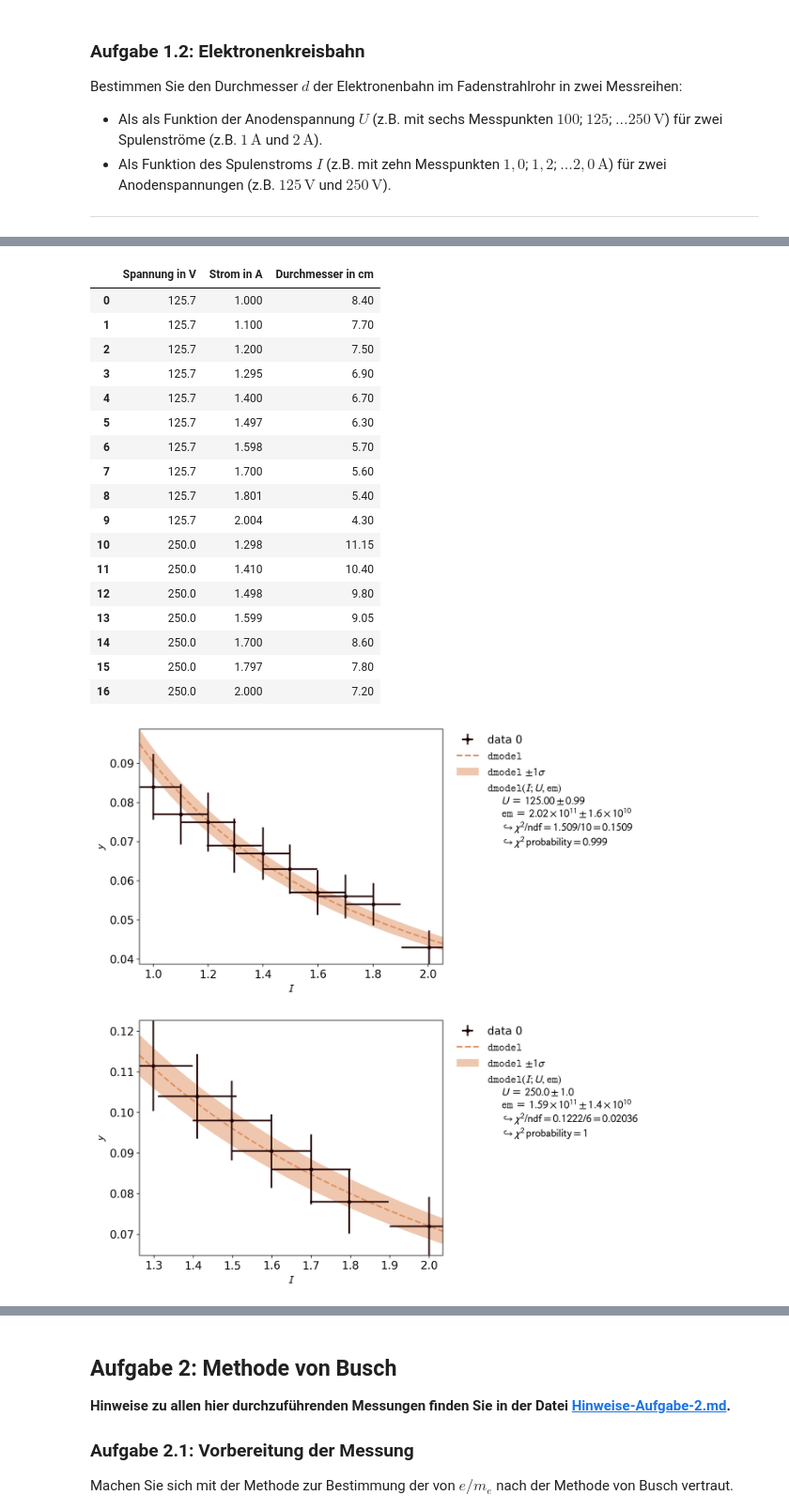
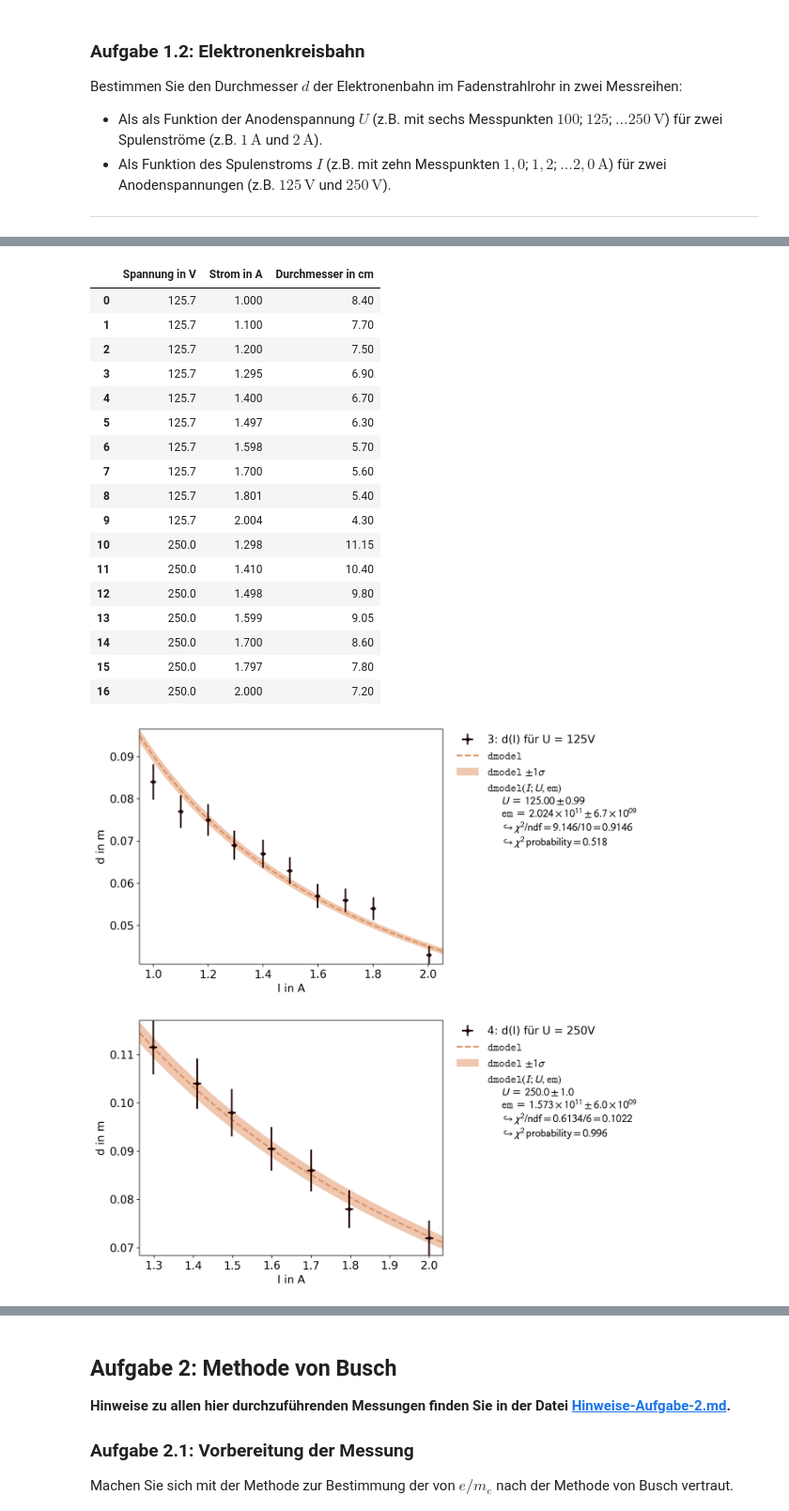
Before and after one commit to martin8ner/P1, a Jupyter notebook: Spezifische_Ladung_des_Elektrons/Mo01_Spezifische_Ladung_des_Elektrons.ipynb, the cells around one changed output, grey strips where cells are left out. Shown at 94% size. Drawn from its saved outputs; the diff is of its cells as text; code cells hidden in the pictures.

```diff
--- a/Spezifische_Ladung_des_Elektrons/Mo01_Spezifische_Ladung_des_Elektrons.ipynb
+++ b/Spezifische_Ladung_des_Elektrons/Mo01_Spezifische_Ladung_des_Elektrons.ipynb
@@ -267,7 +271,7 @@ def dmodel(U, I, em): # x = U/I**2
 
 I_error = 0.01
 U_error = 1
-d_error = 0.1 # relative
+d_error = 0.05 # relative
 
 #first with data for which I = 1A
 fit = kafe2.XYFit(xy_data=[U[:5], d[:5]], model_function=dmodel)
@@ -276,15 +280,18 @@ fit.add_error(axis='x', err_val=U_error)
 
 fit.add_parameter_constraint(name="I", value=1, uncertainty=I_error)
 fit.limit_parameter("I", lower=0.9, upper=1.1)
+fit.limit_parameter("em", lower=10**10, upper=10**12)
 
 fit.do_fit()
+em_1 = fit.parameter_values[1]
+d_em_1 = fit.parameter_errors[1]
 plot = kafe2.Plot(fit)
+plot.customize('data', 'label', [(0, "1: d(U) für I = 1A")])
+plot.x_label="U in V"
+plot.y_label="d in m"
 plot.plot()
 plot.show()
 
-
-I_error = 0.05
-U_error = 1
 
 #now with data for which I = 2A
 fit = kafe2.XYFit(xy_data=[U[5:], d[5:]], model_function=dmodel)
@@ -293,10 +300,16 @@ fit.add_error(axis='x', err_val=U_error)
 
 fit.add_parameter_constraint(name="I", value=1.99, uncertainty=I_error)
 fit.limit_parameter("I", lower=1.9, upper=2.1)
+fit.limit_parameter("em", lower=10**10, upper=10**12)
 
 
 fit.do_fit()
+em_2 = fit.parameter_values[1]
+d_em_2 = fit.parameter_errors[1]
 plot = kafe2.Plot(fit)
+plot.customize('data', 'label', [(0, "2: d(U) für I = 2A")])
+plot.x_label="U in V"
+plot.y_label="d in m"
 plot.plot()
 plot.show()
 # %% [output]
@@ -326,10 +340,6 @@ def dmodel(I, U, em):
     N = 130
     R = 0.15
     return np.sqrt(U * 125 / (8 * em)) * R / ( mu * N * I)
-
-I_error = 0.1
-U_error = 1
-d_error = 0.1 # relative
 
 
 
@@ -342,42 +352,53 @@ fit.add_parameter_constraint(name='U', value=125,uncertainty=U_error)
 fit.limit_parameter("U", lower=120, upper=130)
 
 fit.add_parameter_constraint(name='em', value=2*10**11,uncertainty=10**11)
-fit.limit_parameter("em", lower=10**10, upper=10**13)
 
 fit.do_fit()
+em_3 = fit.parameter_values[1]
+d_em_3 = fit.parameter_errors[1]
 plot = kafe2.Plot(fit)
+plot.customize('data', 'label', [(0, "3: d(I) für U = 125V")])
+plot.x_label="I in A"
+plot.y_label="d in m"
 plot.plot()
 plot.show()
 
 #now with data for which U = 250V
 fit = kafe2.XYFit(xy_data=[I[10:], d[10:]], model_function=dmodel)
 fit.add_error(axis='y', err_val=d_error, relative = True)
 fit.add_error(axis='x', err_val=I_error)
 
 fit.add_parameter_constraint(name='U', value=250, uncertainty=U_error)
 fit.limit_parameter("U", lower=240, upper=260)
+fit.limit_parameter("em", lower=10**10, upper=10**12)
+
 fit.do_fit()
+em_4 = fit.parameter_values[1]
+d_em_4 = fit.parameter_errors[1]
 plot = kafe2.Plot(fit)
+plot.customize('data', 'label', [(0, "4: d(I) für U = 250V")])
+plot.x_label="I in A"
+plot.y_label="d in m"
 plot.plot()
 plot.show()
 # %% [output]
 |  | Spannung in V | Strom in A | Durchmesser in cm |
 | 0 | 125.7 | 1.000 | 8.40 |
 | 1 | 125.7 | 1.100 | 7.70 |
 | 2 | 125.7 | 1.200 | 7.50 |
 | 3 | 125.7 | 1.295 | 6.90 |
 | 4 | 125.7 | 1.400 | 6.70 |
 | 5 | 125.7 | 1.497 | 6.30 |
 | 6 | 125.7 | 1.598 | 5.70 |
 | 7 | 125.7 | 1.700 | 5.60 |
 | 8 | 125.7 | 1.801 | 5.40 |
 | 9 | 125.7 | 2.004 | 4.30 |
 | 10 | 250.0 | 1.298 | 11.15 |
 | 11 | 250.0 | 1.410 | 10.40 |
 | 12 | 250.0 | 1.498 | 9.80 |
 | 13 | 250.0 | 1.599 | 9.05 |
 | 14 | 250.0 | 1.700 | 8.60 |
 | 15 | 250.0 | 1.797 | 7.80 |
 | 16 | 250.0 | 2.000 | 7.20 |
-[figure, old version]
+[figure, new version]
-[figure, old version]
+[figure, new version]
```
Also changed, not shown: parts of 16 cells of this notebook, 6 other files.
